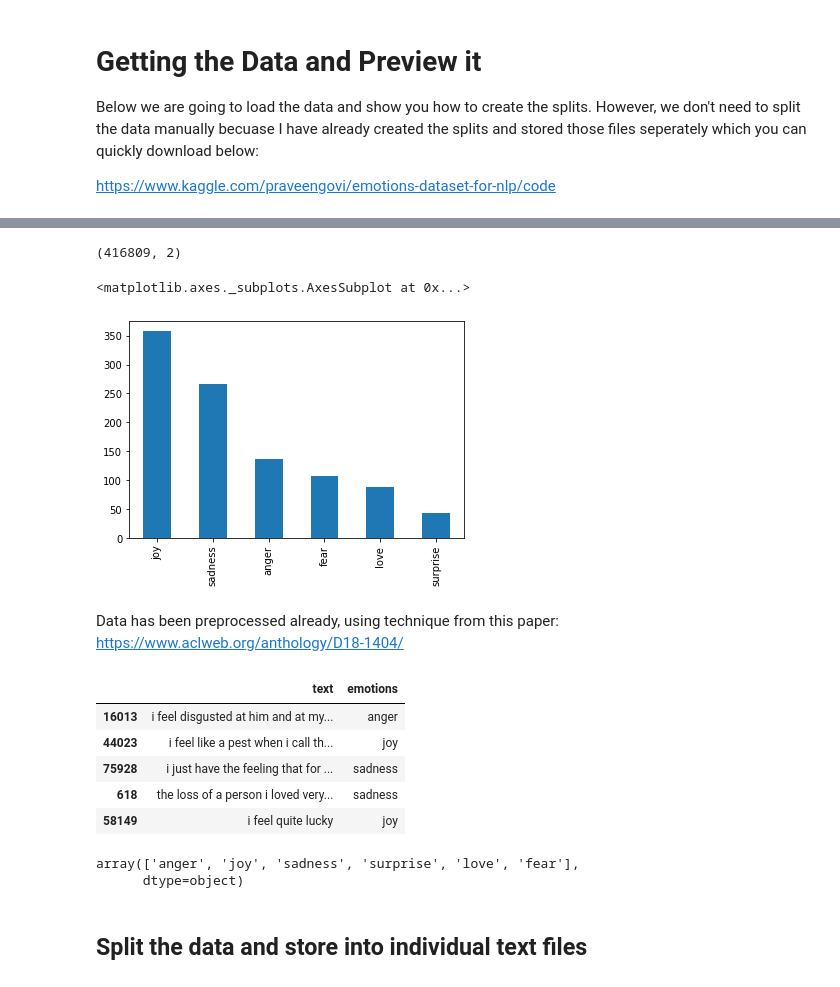
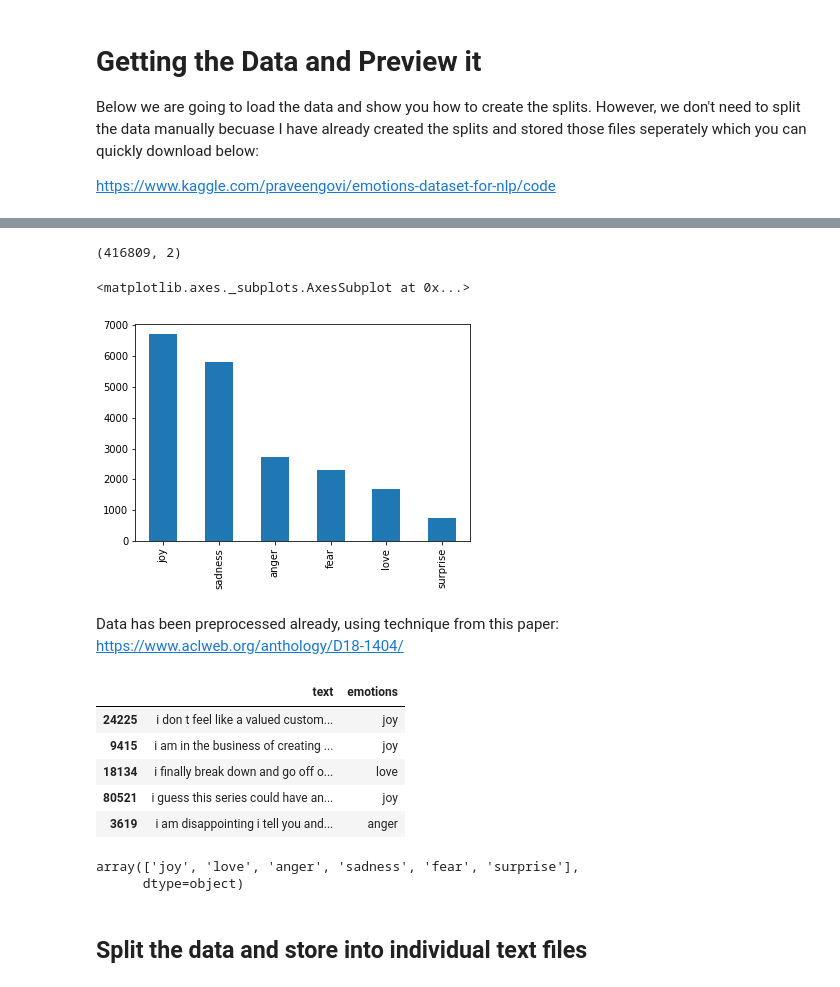
Before and after one commit to OlegBEZb/emotion_classification, a Jupyter notebook: transformers_doc/tensorflow/training.ipynb, the cells around one changed output, grey strips where cells are left out. Cells and saved outputs as stored; diff of their text form; code cells hidden in the pictures.

```diff
--- a/transformers_doc/tensorflow/training.ipynb
+++ b/transformers_doc/tensorflow/training.ipynb
@@ -56,38 +81,38 @@ def load_from_pickle(directory):
 # %%
 data = load_from_pickle(directory="merged_training.pkl")
 
 ## emotion labels
 label2int = {
   "sadness": 0,
   "joy": 1,
   "love": 2,
   "anger": 3,
   "fear": 4,
   "surprise": 5
 }
 
 data = data[data["emotions"].isin(label2int.keys())]
 
 print(data.shape)
 
-data = data.sample(n=1000);
+data = data.sample(n=20000);
 
 data.emotions.value_counts().plot.bar()
 # %% [output]
 (416809, 2)
 <matplotlib.axes._subplots.AxesSubplot at 0x...>
-[figure, old version]
+[figure, new version]
 # %% [markdown]
 Data has been preprocessed already, using technique from this paper: https://www.aclweb.org/anthology/D18-1404/
 # %%
 data.head()
 # %% [output]
 |  | text | emotions |
-| 16013 | i feel disgusted at him and at my... | anger |
-| 44023 | i feel like a pest when i call th... | joy |
-| 75928 | i just have the feeling that for ... | sadness |
-| 618 | the loss of a person i loved very... | sadness |
-| 58149 | i feel quite lucky | joy |
+| 24225 | i don t feel like a valued custom... | joy |
+| 9415 | i am in the business of creating ... | joy |
+| 18134 | i finally break down and go off o... | love |
+| 80521 | i guess this series could have an... | joy |
+| 3619 | i am disappointing i tell you and... | anger |
 # %%
 ## reset index
 data.reset_index(drop=True, inplace=True)
@@ -95,7 +120,7 @@ data.reset_index(drop=True, inplace=True)
 ## check unique emotions in the dataset
 data.emotions.unique()
 # %% [output]
-array(['anger', 'joy', 'sadness', 'surprise', 'love', 'fear'],
+array(['joy', 'love', 'anger', 'sadness', 'fear', 'surprise'],
       dtype=object)
 # %% [markdown]
 ## Split the data and store into individual text files
```
Also changed, not shown: parts of 17 cells of this notebook.
